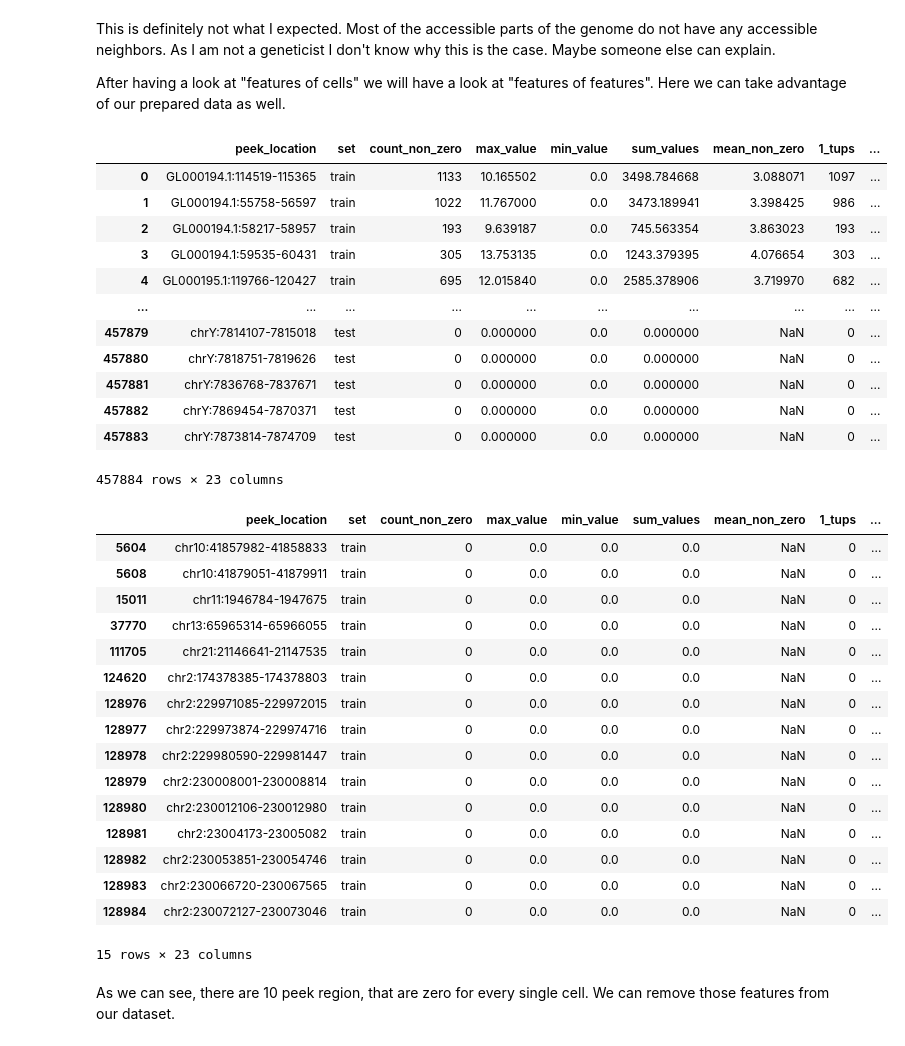
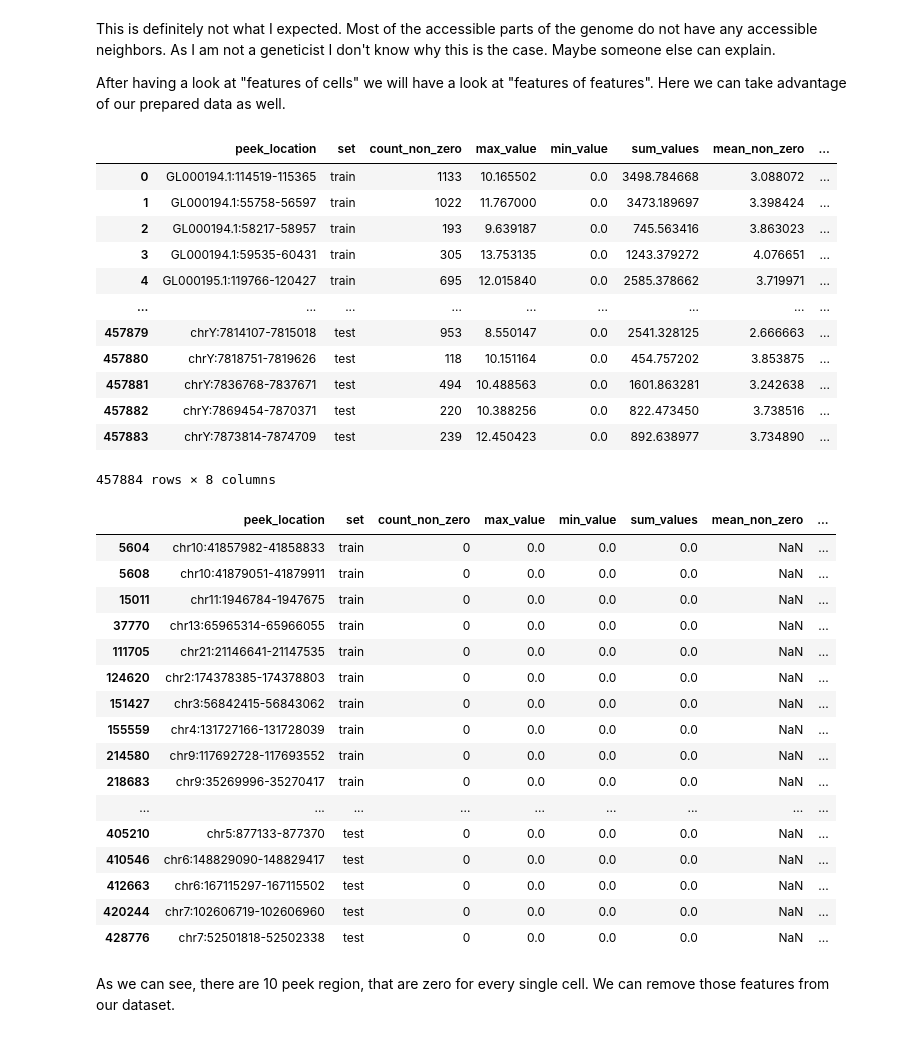
Before and after one commit to henzelennard/multimodal-single-cell-integration, a Jupyter notebook: source/eda.ipynb, the cells around one changed output. Cells and saved outputs as stored; diff of their text form; code cells hidden in the pictures.

```diff
--- a/source/eda.ipynb
+++ b/source/eda.ipynb
@@ -371,9 +349,9 @@ This is definitely not what I expected. Most of the accessible parts of the geno
 After having a look at "features of cells" we will have a look at "features of features".
 Here we can take advantage of our prepared data as well.
 # %%
-df_train = pd.read_csv(data_dir + '/train_multi_inputs_T_feature_features.csv').rename(columns={'Unnamed: 0': 'peek_location'})
+df_train = pd.read_csv('../input/mmscel-feature-features/train_multi_inputs_feature_features.csv').rename(columns={'Unnamed: 0': 'peek_location'})
 df_train.insert(1, 'set', 'train')
-df_test = pd.read_csv(data_dir + '/test_multi_inputs_T_feature_features.csv').rename(columns={'Unnamed: 0': 'peek_location'})
+df_test = pd.read_csv('../input/mmscel-feature-features/test_multi_inputs_feature_features.csv').rename(columns={'Unnamed: 0': 'peek_location'})
 df_test.insert(1, 'set', 'test')
 
 df = pd.concat([df_train, df_test]).reset_index(drop=True)
@@ -381,40 +359,40 @@ del df_train, df_test; gc.collect()
 
 df
 # %% [output]
-|  | peek_location | set | count_non_zero | max_value | min_value | sum_values | mean_non_zero | 1_tups | ... |
-| 0 | GL000194.1:114519-115365 | train | 1133 | 10.165502 | 0.0 | 3498.784668 | 3.088071 | 1097 | ... |
-| 1 | GL000194.1:55758-56597 | train | 1022 | 11.767000 | 0.0 | 3473.189941 | 3.398425 | 986 | ... |
-| 2 | GL000194.1:58217-58957 | train | 193 | 9.639187 | 0.0 | 745.563354 | 3.863023 | 193 | ... |
-| 3 | GL000194.1:59535-60431 | train | 305 | 13.753135 | 0.0 | 1243.379395 | 4.076654 | 303 | ... |
-| 4 | GL000195.1:119766-120427 | train | 695 | 12.015840 | 0.0 | 2585.378906 | 3.719970 | 682 | ... |
-| ... | ... | ... | ... | ... | ... | ... | ... | ... | ... |
-| 457879 | chrY:7814107-7815018 | test | 0 | 0.000000 | 0.0 | 0.000000 | NaN | 0 | ... |
-| 457880 | chrY:7818751-7819626 | test | 0 | 0.000000 | 0.0 | 0.000000 | NaN | 0 | ... |
-| 457881 | chrY:7836768-7837671 | test | 0 | 0.000000 | 0.0 | 0.000000 | NaN | 0 | ... |
-| 457882 | chrY:7869454-7870371 | test | 0 | 0.000000 | 0.0 | 0.000000 | NaN | 0 | ... |
-| 457883 | chrY:7873814-7874709 | test | 0 | 0.000000 | 0.0 | 0.000000 | NaN | 0 | ... |
+|  | peek_location | set | count_non_zero | max_value | min_value | sum_values | mean_non_zero | ... |
+| 0 | GL000194.1:114519-115365 | train | 1133 | 10.165502 | 0.0 | 3498.784668 | 3.088072 | ... |
+| 1 | GL000194.1:55758-56597 | train | 1022 | 11.767000 | 0.0 | 3473.189697 | 3.398424 | ... |
+| 2 | GL000194.1:58217-58957 | train | 193 | 9.639187 | 0.0 | 745.563416 | 3.863023 | ... |
+| 3 | GL000194.1:59535-60431 | train | 305 | 13.753135 | 0.0 | 1243.379272 | 4.076651 | ... |
+| 4 | GL000195.1:119766-120427 | train | 695 | 12.015840 | 0.0 | 2585.378662 | 3.719971 | ... |
+| ... | ... | ... | ... | ... | ... | ... | ... | ... |
+| 457879 | chrY:7814107-7815018 | test | 953 | 8.550147 | 0.0 | 2541.328125 | 2.666663 | ... |
+| 457880 | chrY:7818751-7819626 | test | 118 | 10.151164 | 0.0 | 454.757202 | 3.853875 | ... |
+| 457881 | chrY:7836768-7837671 | test | 494 | 10.488563 | 0.0 | 1601.863281 | 3.242638 | ... |
+| 457882 | chrY:7869454-7870371 | test | 220 | 10.388256 | 0.0 | 822.473450 | 3.738516 | ... |
+| 457883 | chrY:7873814-7874709 | test | 239 | 12.450423 | 0.0 | 892.638977 | 3.734890 | ... |
-457884 rows × 23 columns
+457884 rows × 8 columns
 # %%
 # check for peeks that are zero for every single cell
-df[(df['count_non_zero'] == 0)].head(15)
+df[(df['count_non_zero'] == 0)]
 # %% [output]
-|  | peek_location | set | count_non_zero | max_value | min_value | sum_values | mean_non_zero | 1_tups | ... |
-| 5604 | chr10:41857982-41858833 | train | 0 | 0.0 | 0.0 | 0.0 | NaN | 0 | ... |
-| 5608 | chr10:41879051-41879911 | train | 0 | 0.0 | 0.0 | 0.0 | NaN | 0 | ... |
-| 15011 | chr11:1946784-1947675 | train | 0 | 0.0 | 0.0 | 0.0 | NaN | 0 | ... |
-| 37770 | chr13:65965314-65966055 | train | 0 | 0.0 | 0.0 | 0.0 | NaN | 0 | ... |
-| 111705 | chr21:21146641-21147535 | train | 0 | 0.0 | 0.0 | 0.0 | NaN | 0 | ... |
-| 124620 | chr2:174378385-174378803 | train | 0 | 0.0 | 0.0 | 0.0 | NaN | 0 | ... |
-| 128976 | chr2:229971085-229972015 | train | 0 | 0.0 | 0.0 | 0.0 | NaN | 0 | ... |
-| 128977 | chr2:229973874-229974716 | train | 0 | 0.0 | 0.0 | 0.0 | NaN | 0 | ... |
-| 128978 | chr2:229980590-229981447 | train | 0 | 0.0 | 0.0 | 0.0 | NaN | 0 | ... |
-| 128979 | chr2:230008001-230008814 | train | 0 | 0.0 | 0.0 | 0.0 | NaN | 0 | ... |
-| 128980 | chr2:230012106-230012980 | train | 0 | 0.0 | 0.0 | 0.0 | NaN | 0 | ... |
-| 128981 | chr2:23004173-23005082 | train | 0 | 0.0 | 0.0 | 0.0 | NaN | 0 | ... |
-| 128982 | chr2:230053851-230054746 | train | 0 | 0.0 | 0.0 | 0.0 | NaN | 0 | ... |
-| 128983 | chr2:230066720-230067565 | train | 0 | 0.0 | 0.0 | 0.0 | NaN | 0 | ... |
-| 128984 | chr2:230072127-230073046 | train | 0 | 0.0 | 0.0 | 0.0 | NaN | 0 | ... |
+|  | peek_location | set | count_non_zero | max_value | min_value | sum_values | mean_non_zero | ... |
+| 5604 | chr10:41857982-41858833 | train | 0 | 0.0 | 0.0 | 0.0 | NaN | ... |
+| 5608 | chr10:41879051-41879911 | train | 0 | 0.0 | 0.0 | 0.0 | NaN | ... |
+| 15011 | chr11:1946784-1947675 | train | 0 | 0.0 | 0.0 | 0.0 | NaN | ... |
+| 37770 | chr13:65965314-65966055 | train | 0 | 0.0 | 0.0 | 0.0 | NaN | ... |
+| 111705 | chr21:21146641-21147535 | train | 0 | 0.0 | 0.0 | 0.0 | NaN | ... |
+| 124620 | chr2:174378385-174378803 | train | 0 | 0.0 | 0.0 | 0.0 | NaN | ... |
+| 151427 | chr3:56842415-56843062 | train | 0 | 0.0 | 0.0 | 0.0 | NaN | ... |
+| 155559 | chr4:131727166-131728039 | train | 0 | 0.0 | 0.0 | 0.0 | NaN | ... |
+| 214580 | chr9:117692728-117693552 | train | 0 | 0.0 | 0.0 | 0.0 | NaN | ... |
+| 218683 | chr9:35269996-35270417 | train | 0 | 0.0 | 0.0 | 0.0 | NaN | ... |
+| ... | ... | ... | ... | ... | ... | ... | ... | ... |
+| 405210 | chr5:877133-877370 | test | 0 | 0.0 | 0.0 | 0.0 | NaN | ... |
+| 410546 | chr6:148829090-148829417 | test | 0 | 0.0 | 0.0 | 0.0 | NaN | ... |
+| 412663 | chr6:167115297-167115502 | test | 0 | 0.0 | 0.0 | 0.0 | NaN | ... |
+| 420244 | chr7:102606719-102606960 | test | 0 | 0.0 | 0.0 | 0.0 | NaN | ... |
+| 428776 | chr7:52501818-52502338 | test | 0 | 0.0 | 0.0 | 0.0 | NaN | ... |
-15 rows × 23 columns
 # %% [markdown]
 As we can see, there are 10 peek region, that are zero for every single cell. We can remove those features from our dataset.
 # %%
```
Also changed, not shown: parts of 10 cells of this notebook, 2 other files.
